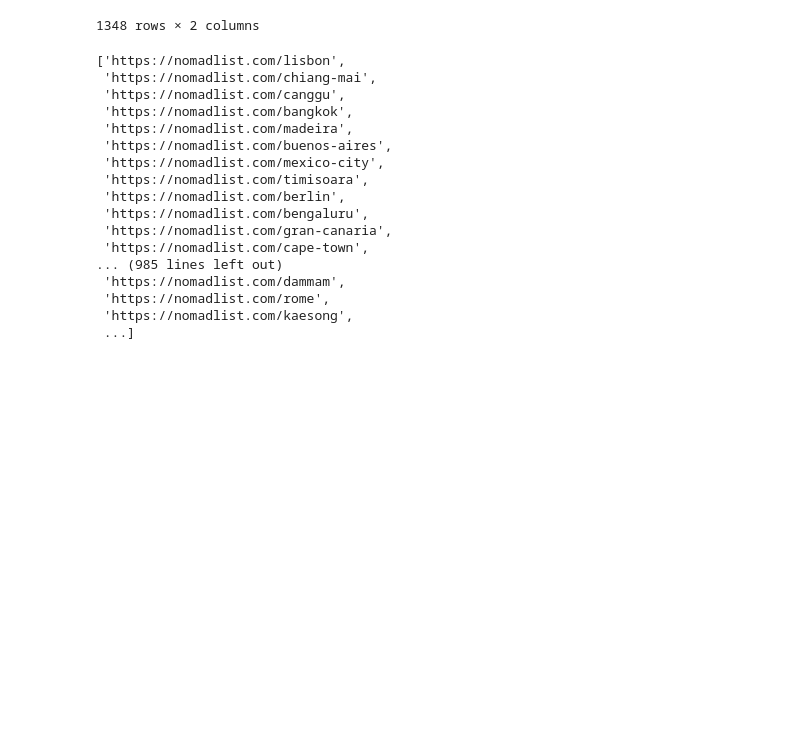
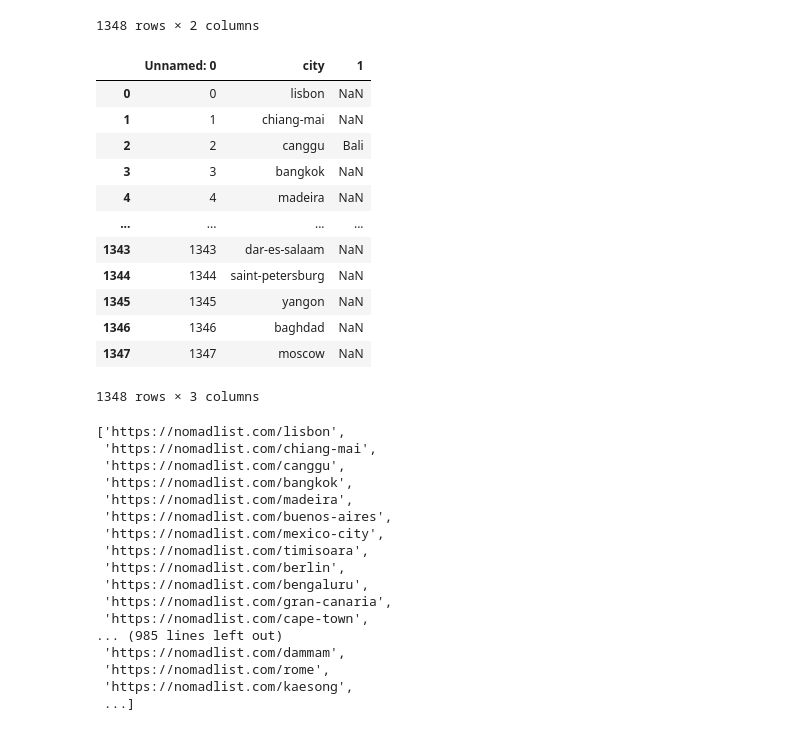
Before and after one commit to Frans-Grau/Project4-WebScrap, a Jupyter notebook: Webscarping/webscraping.ipynb, the cells around one changed output. Drawn from its saved outputs; the diff is of its cells as text; code cells hidden in the pictures; blank space fills up the shorter version.

```diff
--- a/Webscarping/webscraping.ipynb
+++ b/Webscarping/webscraping.ipynb
@@ -193,6 +178,24 @@ citypage
 # %%
 #save to csv
 citypage.to_csv('citypage.csv')
+# %%
+cfr = pd.read_csv(r'C:\Users\frans\Documents\GitHub\Project4-WebScrap\Files\citypage.csv')
+# %%
+cfr
+# %% [output]
+|  | Unnamed: 0 | city | 1 |
+| 0 | 0 | lisbon | NaN |
+| 1 | 1 | chiang-mai | NaN |
+| 2 | 2 | canggu | Bali |
+| 3 | 3 | bangkok | NaN |
+| 4 | 4 | madeira | NaN |
+| ... | ... | ... | ... |
+| 1343 | 1343 | dar-es-salaam | NaN |
+| 1344 | 1344 | saint-petersburg | NaN |
+| 1345 | 1345 | yangon | NaN |
+| 1346 | 1346 | baghdad | NaN |
+| 1347 | 1347 | moscow | NaN |
+1348 rows × 3 columns
 # %%
 ### Scrap multiple pages
 citylist = citypage.city.tolist()
```
Also changed, not shown: parts of 4 cells of this notebook, 2 other files.
